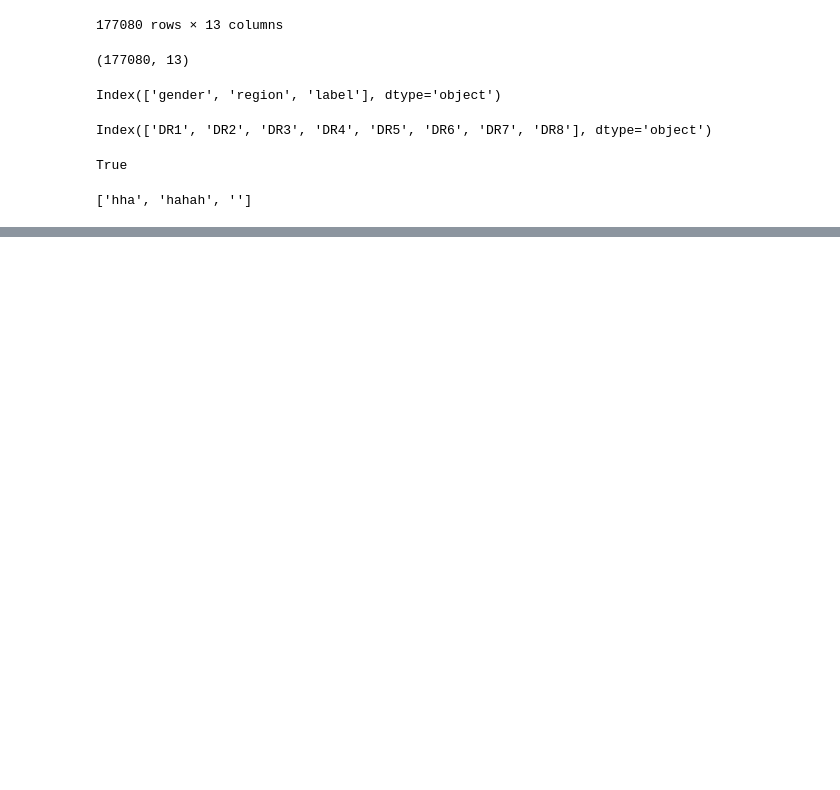
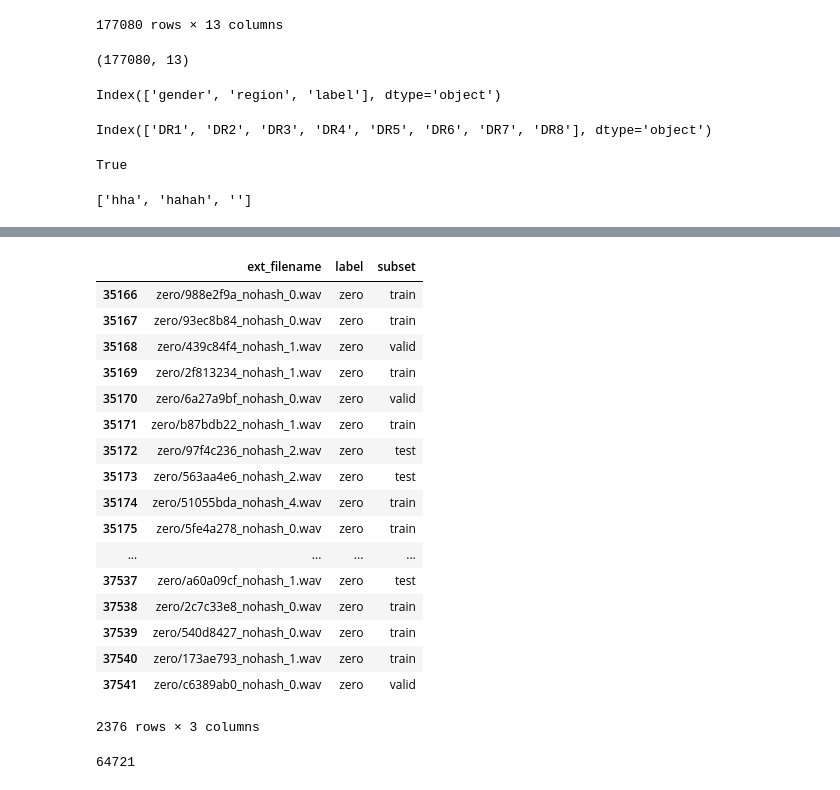
Before and after one commit to zhengying-liu/autodl-contrib, a Jupyter notebook: utils/wav/explore_wav.ipynb, the cells around one changed output, grey strips where cells are left out. Drawn from its saved outputs; the diff is of its cells as text; code cells hidden in the pictures; blank space fills up the shorter version.

```diff
--- a/utils/wav/explore_wav.ipynb
+++ b/utils/wav/explore_wav.ipynb
@@ -702,0 +715,3 @@ True
+# %%
+filepath = os.path.join(dataset_dir, filename)
+os.path.isfile(filepath)
@@ -702,0 +720,8 @@ True
+# %%
+from scipy.io import wavfile
+
+def wav_to_data(wav_filepath):
+  sample_rate, data = wavfile.read(wav_filepath)
+  return data
+# %%
+haha = wav_to_data(filepath)
@@ -702,0 +793,21 @@ True
+# %%
+haha.loc[haha['label'].isin(['zero'])]
+# %% [output]
+|  | ext_filename | label | subset |
+| 35166 | zero/988e2f9a_nohash_0.wav | zero | train |
+| 35167 | zero/93ec8b84_nohash_0.wav | zero | train |
+| 35168 | zero/439c84f4_nohash_1.wav | zero | valid |
+| 35169 | zero/2f813234_nohash_1.wav | zero | train |
+| 35170 | zero/6a27a9bf_nohash_0.wav | zero | valid |
+| 35171 | zero/b87bdb22_nohash_1.wav | zero | train |
+| 35172 | zero/97f4c236_nohash_2.wav | zero | test |
+| 35173 | zero/563aa4e6_nohash_2.wav | zero | test |
+| 35174 | zero/51055bda_nohash_4.wav | zero | train |
+| 35175 | zero/5fe4a278_nohash_0.wav | zero | train |
+| ... | ... | ... | ... |
+| 37537 | zero/a60a09cf_nohash_1.wav | zero | test |
+| 37538 | zero/2c7c33e8_nohash_0.wav | zero | train |
+| 37539 | zero/540d8427_nohash_0.wav | zero | train |
+| 37540 | zero/173ae793_nohash_1.wav | zero | train |
+| 37541 | zero/c6389ab0_nohash_0.wav | zero | valid |
+2376 rows × 3 columns
@@ -702,0 +820,4 @@ True
+# %%
+len(df)
+# %% [output]
+64721
```
Also changed, not shown: parts of 52 cells of this notebook.
